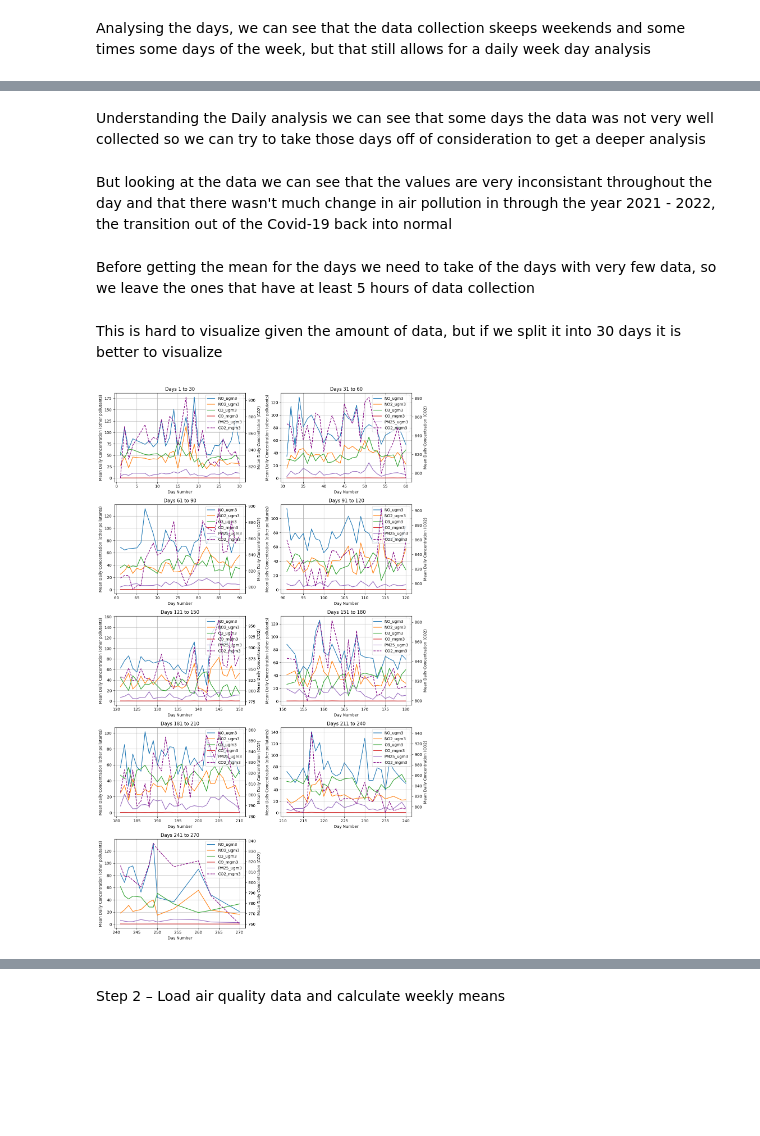
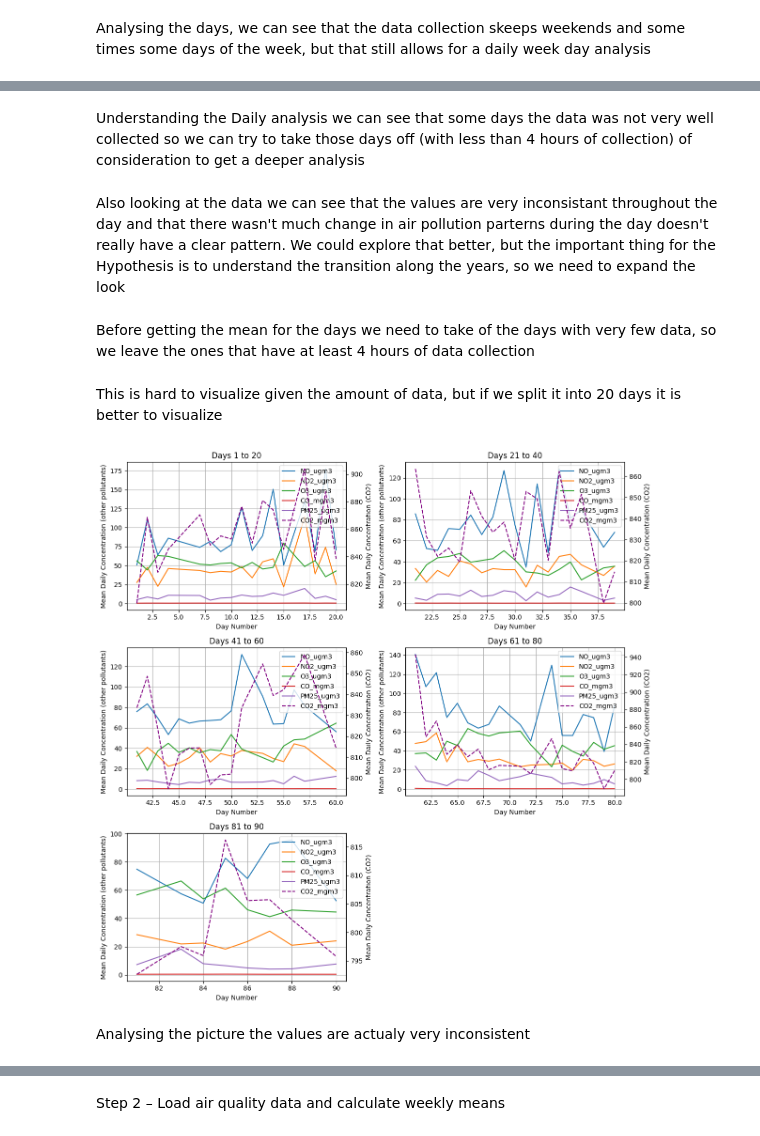
Before and after one commit to GiselleMelo/Ubiquity, a Jupyter notebook: projeto.ipynb, the cells around one changed output, grey strips where cells are left out. Saved outputs shown, nothing was run; the diff lists cells and outputs as text; code cells hidden in the pictures; blank space fills up the shorter version.

```diff
--- a/projeto.ipynb
+++ b/projeto.ipynb
@@ -196,9 +157,9 @@ last week
 # %% [markdown]
-Understanding the Daily analysis we can see that some days the data was not very well collected so we can try to take those days off of consideration to get a deeper analysis
+Understanding the Daily analysis we can see that some days the data was not very well collected so we can try to take those days off (with less than 4 hours of collection) of consideration to get a deeper analysis
 # %% [markdown]
-But looking at the data we can see that the values are very inconsistant throughout the day and that there wasn't much change in air pollution in through the year 2021 - 2022, the transition out of the Covid-19 back into normal
+Also looking at the data we can see that the values are very inconsistant throughout the day and that there wasn't much change in air pollution parterns during the day doesn't really have a clear pattern. We could explore that better, but the important thing for the Hypothesis is to understand the transition along the years, so we need to expand the look
 # %% [markdown]
-Before getting the mean for the days we need to take of the days with very few data, so we leave the ones that have at least 5 hours of data collection
+Before getting the mean for the days we need to take of the days with very few data, so we leave the ones that have at least 4 hours of data collection
 # %%
 hours_per_day = air_ts.groupby('Day_number')['Hour'].nunique()
 valid_days = hours_per_day[hours_per_day >= 4].index
@@ -214,7 +175,7 @@ air_5days = air_daily.groupby('Day_block')[pollutants].mean().reset_index()
 day_ranges = air_daily.groupby('Day_block')['Day_number'].agg(['min', 'max']).reset_index()
 air_5days = pd.merge(air_5days, day_ranges, on='Day_block')
 # %% [markdown]
-This is hard to visualize given the amount of data, but if we split it into 30 days it is better to visualize
+This is hard to visualize given the amount of data, but if we split it into 20 days it is better to visualize
 # %%
 import matplotlib.pyplot as plt
 import numpy as np
@@ -241,35 +202,37 @@ def plot_daily_pollutants(air_daily, pollutants, day_start, day_end, days_per_pl
         ax1 = axes[i]
 
         # Eixo principal
         for pollutant in main_pollutants:
             ax1.plot(df_chunk['Day_number'], df_chunk[pollutant], label=pollutant)
         ax1.set_xlabel('Day Number')
         ax1.set_ylabel('Mean Daily Concentration (other pollutants)')
         ax1.set_title(f'Days {day_range_start} to {day_range_end}')
         ax1.grid(True)
 
         # Eixo secundário para CO2
         ax2 = ax1.twinx()
         ax2.plot(df_chunk['Day_number'], df_chunk['CO2_mgm3'], label='CO2_mgm3', color='purple', linestyle='--')
         ax2.set_ylabel('Mean Daily Concentration (CO2)')
 
         # Junta as legendas
         lines1, labels1 = ax1.get_legend_handles_labels()
         lines2, labels2 = ax2.get_legend_handles_labels()
         ax1.legend(lines1 + lines2, labels1 + labels2, loc='upper right')
 
     # Remove plots vazios (se o número de plots for ímpar)
     for j in range(i+1, len(axes)):
         fig.delaxes(axes[j])
 
     plt.tight_layout()
     plt.show()
 
 # Exemplo de uso:
 pollutants = ['NO_ugm3', 'NO2_ugm3', 'O3_ugm3', 'CO_mgm3', 'CO2_mgm3', 'PM25_ugm3']
-plot_daily_pollutants(air_daily, pollutants, day_start=1, day_end=270, days_per_plot=30)
+plot_daily_pollutants(air_daily, pollutants, day_start=1, day_end=90, days_per_plot=20)
 # %% [output]
-[figure, old version]
+[figure, new version]
+# %% [markdown]
+Analysing the picture the values are actualy very inconsistent
 # %%
 import matplotlib.pyplot as plt
 
```
Also changed, not shown: parts of 41 cells of this notebook.
